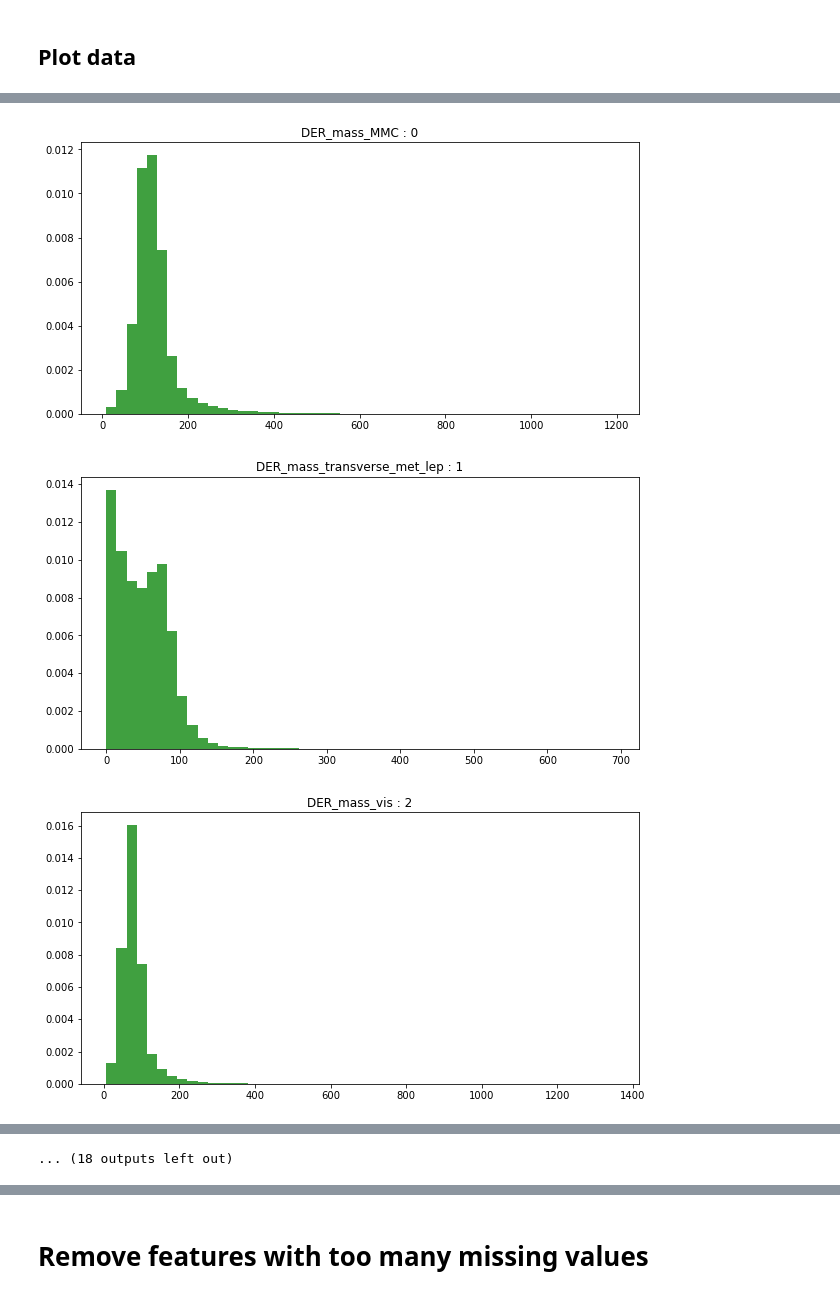
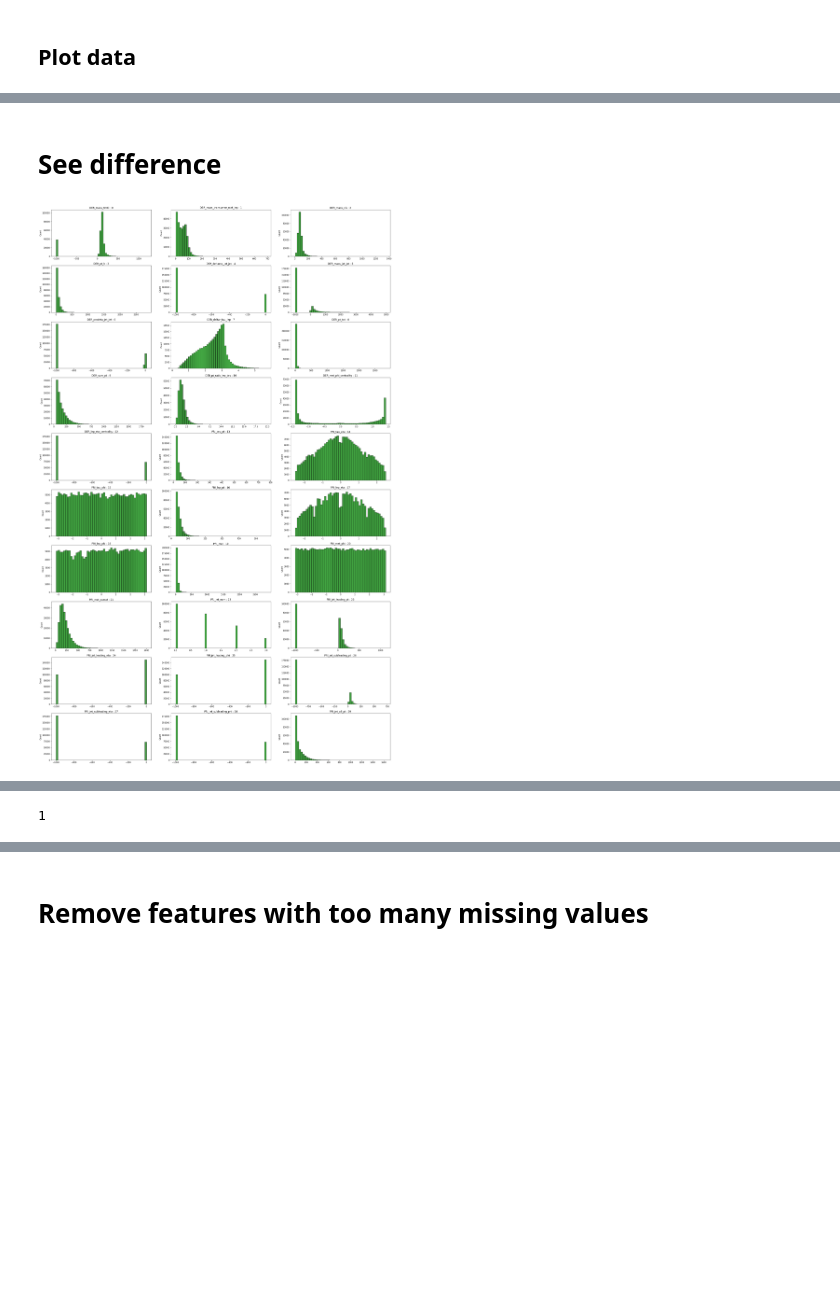
Before and after one commit to mkondracki/ML_project_1, a Jupyter notebook: projectML_.ipynb, the cells around one changed output, grey strips where cells are left out. Saved outputs shown, nothing was run; the diff lists cells and outputs as text; code cells hidden in the pictures; blank space fills up the shorter version.

```diff
--- a/projectML_.ipynb
+++ b/projectML_.ipynb
@@ -58,12 +56,9 @@ y_su, x_su, ids_su = load_csv_data(data_path_sub, sub_sample=False)
 # %% [markdown]
 ## Plot data
 # %%
+from function import *
+
 names = ["DER_mass_MMC", "DER_mass_transverse_met_lep", "DER_mass_vis", "DER_pt_h", "DER_deltaeta_jet_jet", "DER_mass_jet_jet", "DER_prodeta_jet_jet", "DER_deltar_tau_lep", "DER_pt_tot", "DER_sum_pt", "DER_pt_ratio_lep_tau", "DER_met_phi_centrality", "DER_lep_eta_centrality", "PRI_tau_pt", "PRI_tau_eta", "PRI_tau_phi", "PRI_lep_pt", "PRI_lep_eta", "PRI_lep_phi", "PRI_met", "PRI_met_phi", "PRI_met_sumet", "PRI_jet_num", "PRI_jet_leading_pt", "PRI_jet_leading_eta", "PRI_jet_leading_phi", "PRI_jet_subleading_pt", "PRI_jet_subleading_eta", "PRI_jet_subleading_phi", "PRI_jet_all_pt"]
 
-#fig, axs = plt.subplots(15, 2, figsize=(50,50))
-
-for i in range(len(names)):
-    plt.figure(figsize=(10,5))
-    plt.hist(x_tr[:,i], 50, density=True, facecolor='g', alpha=0.75, label=names[i])
-    plt.title(names[i])
+plot_features(x_tr, names)
 # %% [output]
@@ -101,9 +71,6 @@ for i in range(len(names)):
+# %% [markdown]
+# See difference
 # %%
-for i in range(len(names)):
-    plt.figure(figsize=(10,5))
-    plt.hist(x_tr_nan[:,i], 50, density=True, facecolor='g', alpha=0.75, label=names[i])
-    plt.title(names[i] + " : " + str(i))
+plot_features(x_tr, names)
 # %% [output]
-[figure, old version]
+[figure, new version]
-[figure, removed]
-[figure, removed]
@@ -119 +77 @@ for i in range(len(names)):
-... (18 outputs left out)
+1
```
Also changed, not shown: parts of 87 cells of this notebook.
